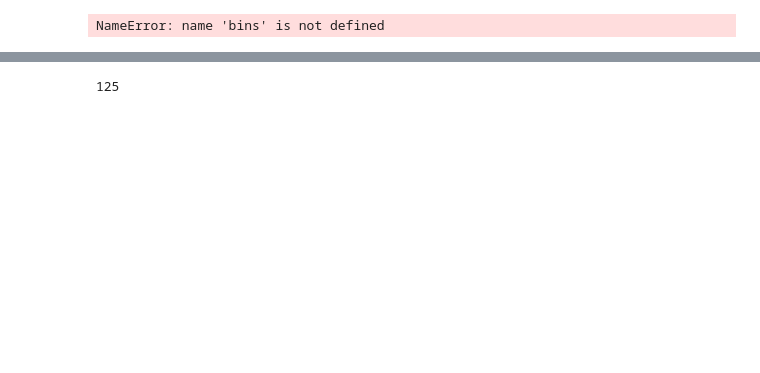
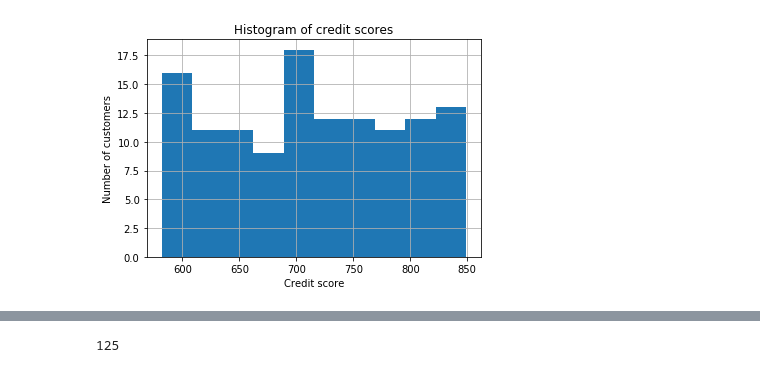
Before and after one commit to mikequaid/Proj-Prog, a Jupyter notebook: Simulation.ipynb, the cells around one changed output, grey strips where cells are left out. Cells and saved outputs as stored; diff of their text form; code cells hidden in the pictures; blank space fills up the shorter version.

```diff
--- a/Simulation.ipynb
+++ b/Simulation.ipynb
@@ -40,16 +40,16 @@ The FICO credit scores is calculated based on the following:
 # %%
 # The number of customers will be evenly distributed within the range of 580 to 850.
 # I am excluding the range of 300 to 579 as it is unlikely that customers in this range would get a loan
-# I will use random.uniform function to randomly distribute 150 customers within the range 580 to 850
+# I will use random.uniform function to randomly distribute 125 customers within the range 580 to 850
 
 import numpy as np
 import matplotlib.pyplot as plt
-c = np.random.uniform(580,850,150).round(0) # randomly applies a credit score to each customer
-plt.hist(c,bins)
+c = np.random.uniform(580,850,125).round().astype(np.int) # randomly applies a credit score to each customer
+plt.hist(c)
 plt.xlabel('Credit score')
 plt.ylabel('Number of customers')
 plt.title("Histogram of credit scores")
 plt.grid(True)
 plt.show()
 # %% [output]
-NameError: name 'bins' is not defined
+[figure, added]
```
Also changed, not shown: parts of 27 cells of this notebook.
